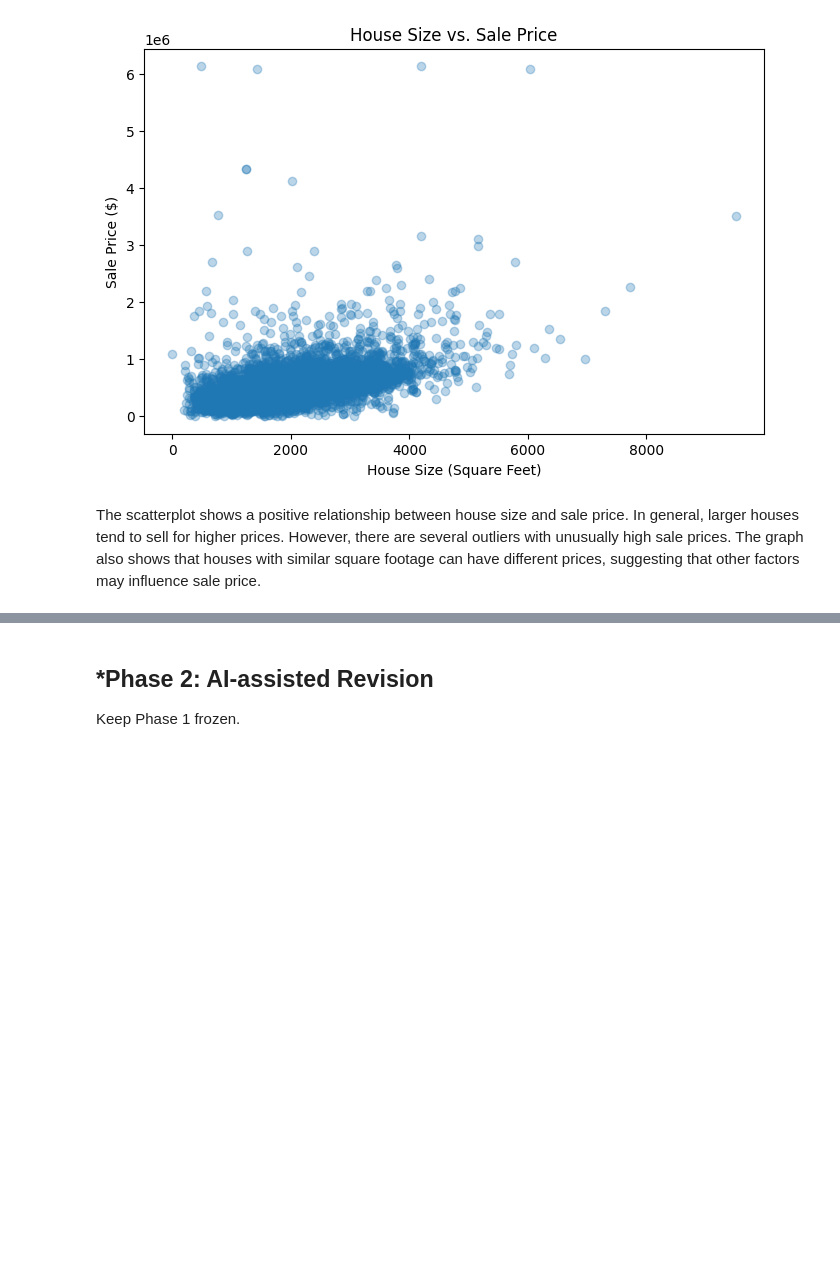
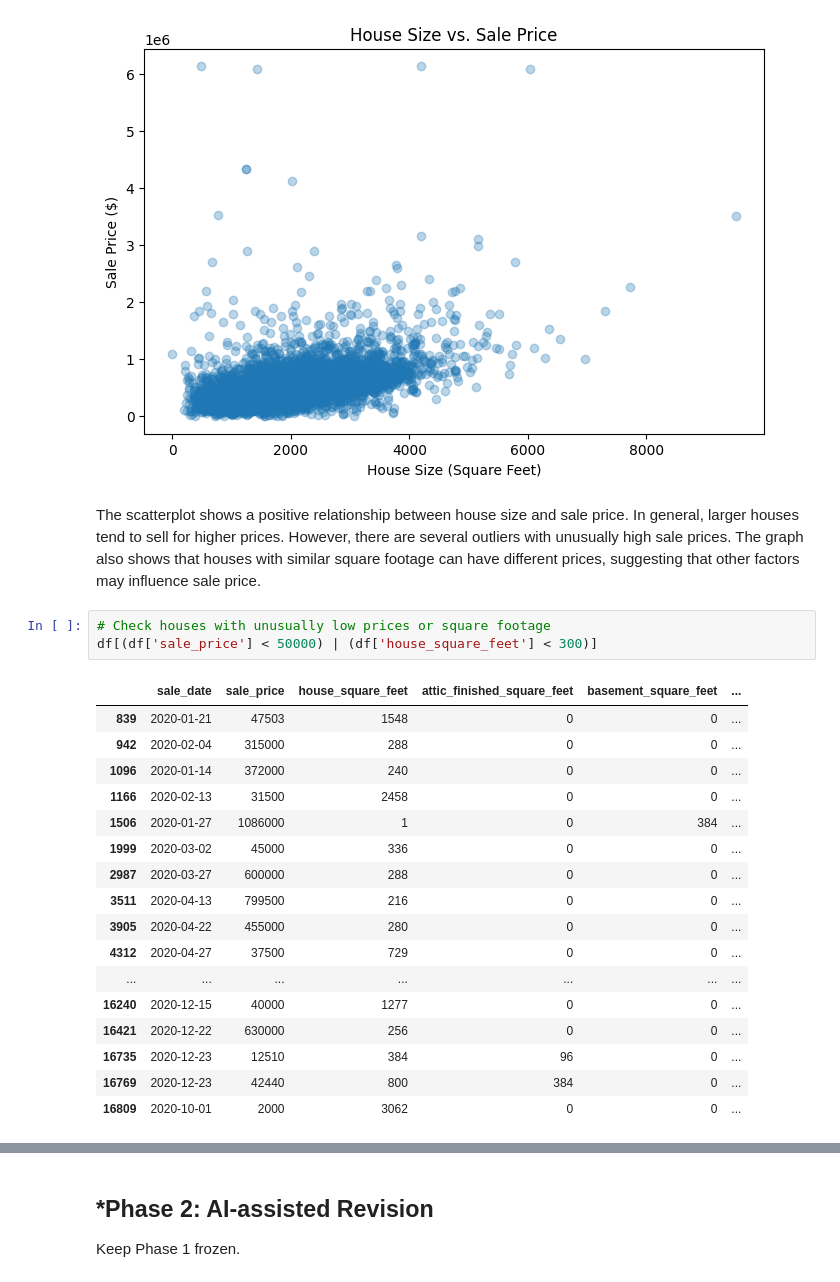
Before and after one commit to hwayalew/L02-hedonic-pricing, a Jupyter notebook: notebook.ipynb, the cells around one changed output, grey strips where cells are left out. Cells and saved outputs as stored; diff of their text form; blank space fills up the shorter version.

```diff
--- a/notebook.ipynb
+++ b/notebook.ipynb
@@ -196,3 +196,24 @@ plt.show()
 [figure]
 # %% [markdown]
 The scatterplot shows a positive relationship between house size and sale price. In general, larger houses tend to sell for higher prices. However, there are several outliers with unusually high sale prices. The graph also shows that houses with similar square footage can have different prices, suggesting that other factors may influence sale price.
+# %%
+# Check houses with unusually low prices or square footage
+df[(df['sale_price'] < 50000) | (df['house_square_feet'] < 300)]
+# %% [output]
+|  | sale_date | sale_price | house_square_feet | attic_finished_square_feet | basement_square_feet | ... |
+| 839 | 2020-01-21 | 47503 | 1548 | 0 | 0 | ... |
+| 942 | 2020-02-04 | 315000 | 288 | 0 | 0 | ... |
+| 1096 | 2020-01-14 | 372000 | 240 | 0 | 0 | ... |
+| 1166 | 2020-02-13 | 31500 | 2458 | 0 | 0 | ... |
+| 1506 | 2020-01-27 | 1086000 | 1 | 0 | 384 | ... |
+| 1999 | 2020-03-02 | 45000 | 336 | 0 | 0 | ... |
+| 2987 | 2020-03-27 | 600000 | 288 | 0 | 0 | ... |
+| 3511 | 2020-04-13 | 799500 | 216 | 0 | 0 | ... |
+| 3905 | 2020-04-22 | 455000 | 280 | 0 | 0 | ... |
+| 4312 | 2020-04-27 | 37500 | 729 | 0 | 0 | ... |
+| ... | ... | ... | ... | ... | ... | ... |
+| 16240 | 2020-12-15 | 40000 | 1277 | 0 | 0 | ... |
+| 16421 | 2020-12-22 | 630000 | 256 | 0 | 0 | ... |
+| 16735 | 2020-12-23 | 12510 | 384 | 96 | 0 | ... |
+| 16769 | 2020-12-23 | 42440 | 800 | 384 | 0 | ... |
+| 16809 | 2020-10-01 | 2000 | 3062 | 0 | 0 | ... |
```
Also changed, not shown: parts of 5 cells of this notebook.
